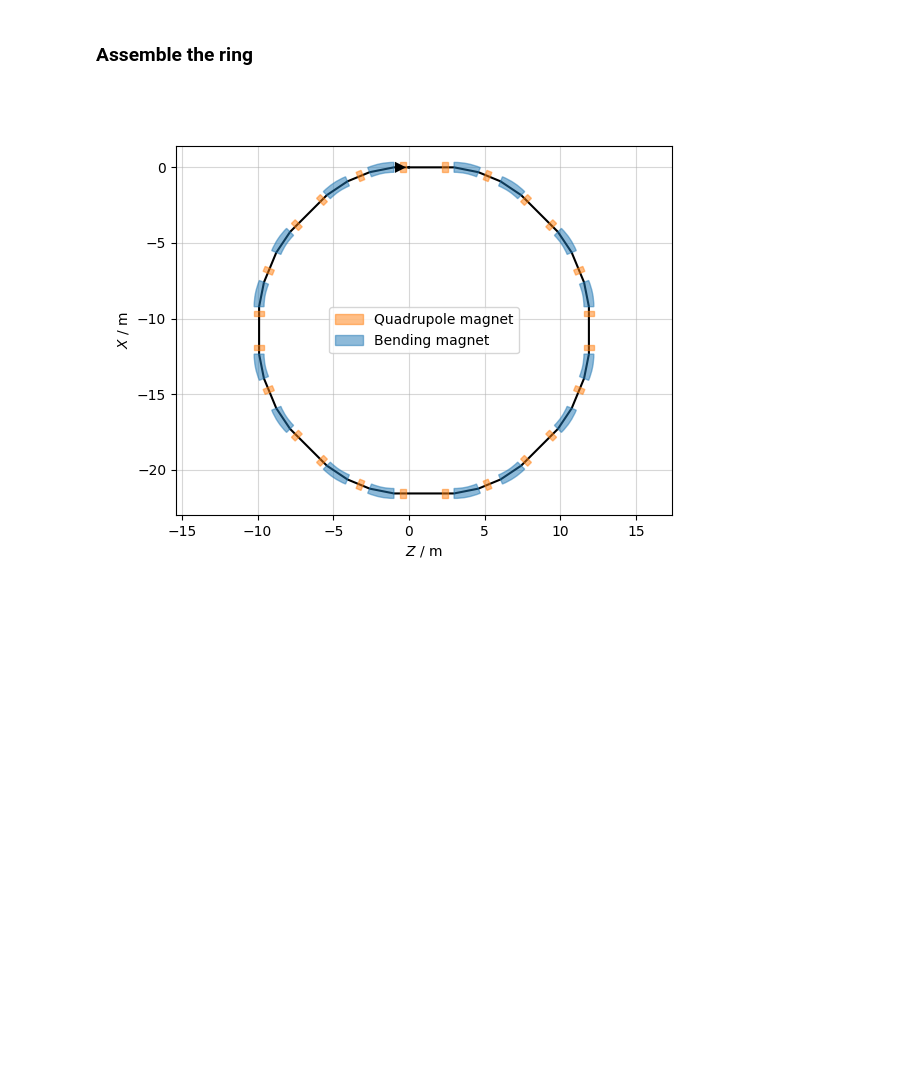
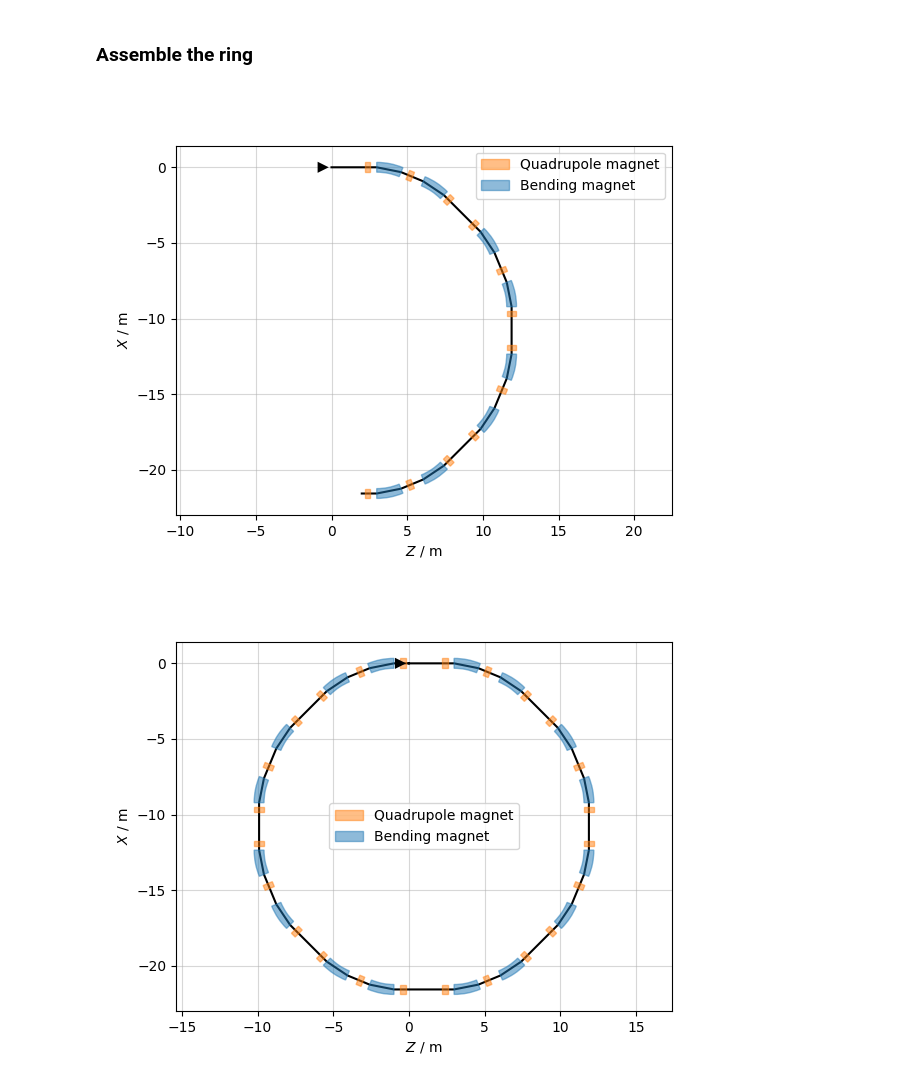
Before and after one commit to xsuite/tutorial_cern_seminar, a Jupyter notebook: notebook_00_lattice_design.ipynb, the cells around one changed output. Saved outputs shown, nothing was run; the diff lists cells and outputs as text; code cells hidden in the pictures; blank space fills up the shorter version.

```diff
--- a/notebook_00_lattice_design.ipynb
+++ b/notebook_00_lattice_design.ipynb
@@ -83,0 +87,4 @@ ring = 2 * half_ring
+# %%
+half_ring.survey().plot()
+# %% [output]
+[figure, added]
```
Also changed, not shown: parts of 16 cells of this notebook, 8 other files.
